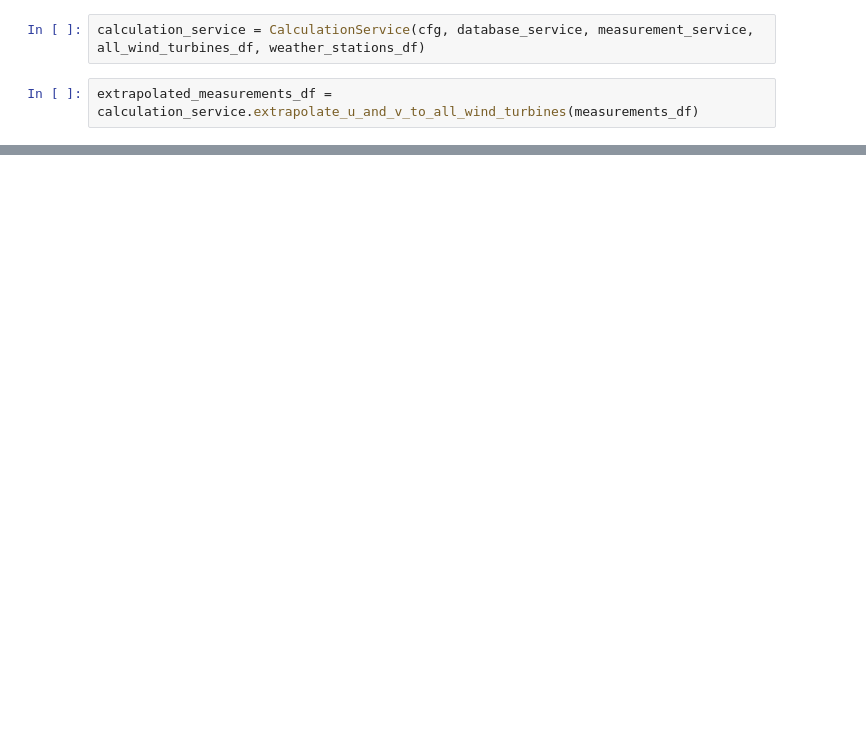
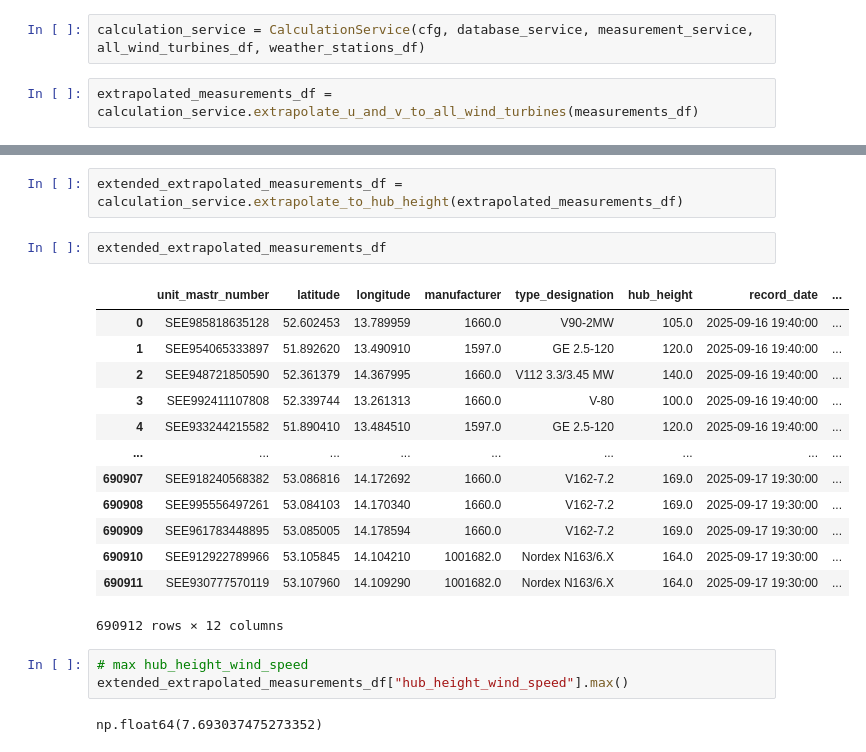
Before and after one commit to cedman98/bachelor-project, a Jupyter notebook: notebook/prediction_flow.ipynb, the cells around one changed output, grey strips where cells are left out. Saved outputs shown, nothing was run; the diff lists cells and outputs as text; blank space fills up the shorter version.

```diff
--- a/notebook/prediction_flow.ipynb
+++ b/notebook/prediction_flow.ipynb
@@ -250,0 +276,23 @@ plt.show()
+# %%
+extended_extrapolated_measurements_df = calculation_service.extrapolate_to_hub_height(extrapolated_measurements_df)
+# %%
+extended_extrapolated_measurements_df
+# %% [output]
+|  | unit_mastr_number | latitude | longitude | manufacturer | type_designation | hub_height | record_date | ... |
+| 0 | SEE985818635128 | 52.602453 | 13.789959 | 1660.0 | V90-2MW | 105.0 | 2025-09-16 19:40:00 | ... |
+| 1 | SEE954065333897 | 51.892620 | 13.490910 | 1597.0 | GE 2.5-120 | 120.0 | 2025-09-16 19:40:00 | ... |
+| 2 | SEE948721850590 | 52.361379 | 14.367995 | 1660.0 | V112 3.3/3.45 MW | 140.0 | 2025-09-16 19:40:00 | ... |
+| 3 | SEE992411107808 | 52.339744 | 13.261313 | 1660.0 | V-80 | 100.0 | 2025-09-16 19:40:00 | ... |
+| 4 | SEE933244215582 | 51.890410 | 13.484510 | 1597.0 | GE 2.5-120 | 120.0 | 2025-09-16 19:40:00 | ... |
+| ... | ... | ... | ... | ... | ... | ... | ... | ... |
+| 690907 | SEE918240568382 | 53.086816 | 14.172692 | 1660.0 | V162-7.2 | 169.0 | 2025-09-17 19:30:00 | ... |
+| 690908 | SEE995556497261 | 53.084103 | 14.170340 | 1660.0 | V162-7.2 | 169.0 | 2025-09-17 19:30:00 | ... |
+| 690909 | SEE961783448895 | 53.085005 | 14.178594 | 1660.0 | V162-7.2 | 169.0 | 2025-09-17 19:30:00 | ... |
+| 690910 | SEE912922789966 | 53.105845 | 14.104210 | 1001682.0 | Nordex N163/6.X | 164.0 | 2025-09-17 19:30:00 | ... |
+| 690911 | SEE930777570119 | 53.107960 | 14.109290 | 1001682.0 | Nordex N163/6.X | 164.0 | 2025-09-17 19:30:00 | ... |
+690912 rows × 12 columns
+# %%
+# max hub_height_wind_speed
+extended_extrapolated_measurements_df["hub_height_wind_speed"].max()
+# %% [output]
+np.float64(7.693037475273352)
```
Also changed, not shown: parts of 16 cells of this notebook, 7 other files.
